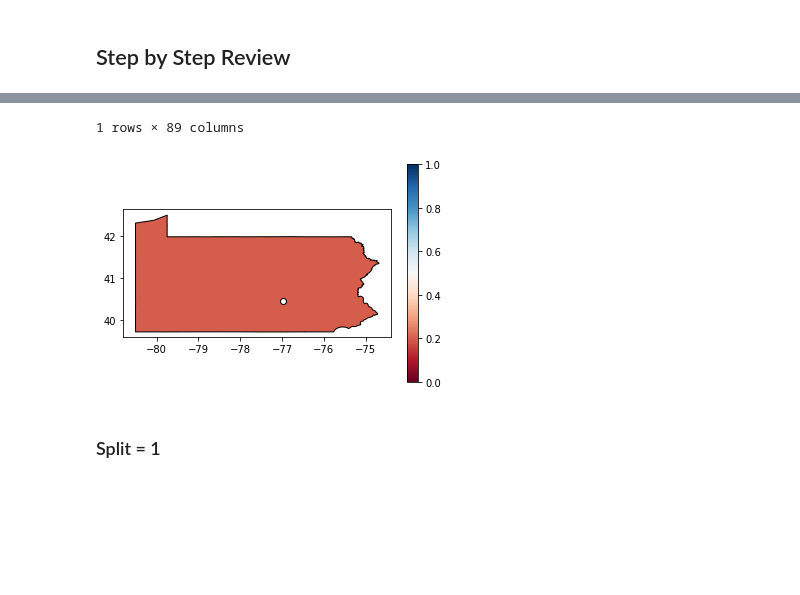
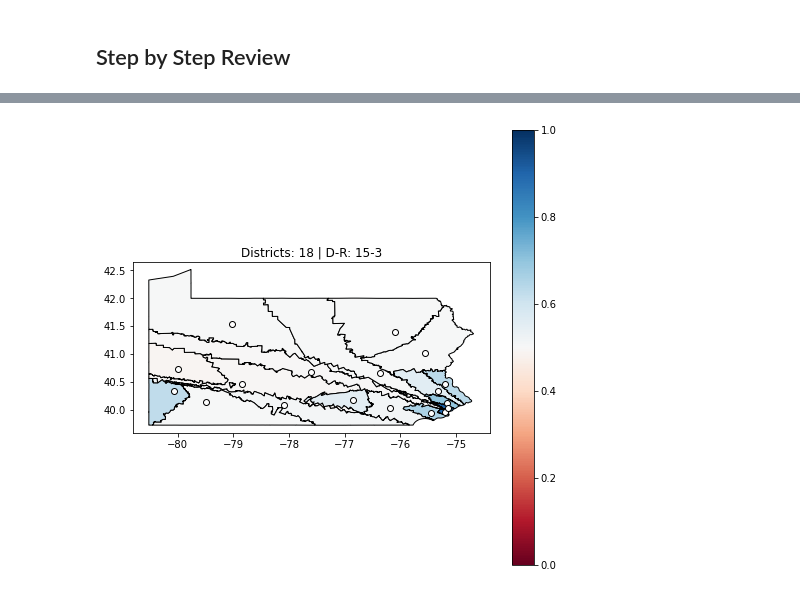
Before and after one commit to yagnesh7/clock-hand-redistricting, a Jupyter notebook: redistricting/split_review.ipynb, the cells around one changed output, grey strips where cells are left out. Drawn from its saved outputs; the diff is of its cells as text; code cells hidden in the pictures; blank space fills up the shorter version.

Commit message:
changes to districting scores

```diff
--- a/redistricting/split_review.ipynb
+++ b/redistricting/split_review.ipynb
@@ -41,5 +76 @@ pa_precincts.sample(n=5)
-# %%
-pop = "TOTPOP19"
-d_votes = "G18GOVDWOL"
-r_votes = "G18GOVRWAG"
 # %%
@@ -241,20 +345,30 @@ Index(['GEOID20', 'G18GOVRWAG', 'G18USSDCAS', 'NAME', 'G18USSLKER', 'VTDST',
 # %% [markdown]
 ## Step by Step Review
 # %%
-def split_review(input_df, split, split_cols, plot_party=False):
-    input_df['TEMP_DISTRICT'] = input_df.apply(splits_to_regions_binary, splits=split_columns[:split], axis=1)
+def split_review(input_df, split, split_cols, plot_party=False, figsize = (8,6), save=None):
+    input_df['TEMP_DISTRICT'] = input_df.apply(splits_to_regions_binary, splits=split_cols[:split], axis=1)
     n_districts = input_df['TEMP_DISTRICT'].nunique()
     # random_districts = np.random.choice(np.linspace(0,n_districts-1,n_districts), size=n_districts, replace=False, p=None)
     random_districts = np.linspace(0,n_districts-1,n_districts)
     shuffle_dict = dict(zip(input_df["TEMP_DISTRICT"].unique(), random_districts))
     input_df["TEMP_DISTRICT"] = input_df["TEMP_DISTRICT"].apply(lambda x: shuffle_dict[x])
 
-    districts_df = input_df.dissolve(by = "TEMP_DISTRICT")
+    districts_df = input_df.dissolve(by = "TEMP_DISTRICT", aggfunc={"TEMP_DISTRICT": "first", d_votes: "sum", r_votes: "sum"})
+    districts_df["Dem_Ratio"] = districts_df[d_votes]/(districts_df[d_votes] + districts_df[r_votes])
+    districts_df["Rep_Ratio"] = districts_df[r_votes]/(districts_df[d_votes] + districts_df[r_votes])
+
+
+    fig, ax = plt.subplots(1,1, figsize=figsize)
 
     if plot_party:
-        base = districts_df.plot(cmap="RdBu", column="Dem_Ratio", legend=True, vmin=0, vmax=1, edgecolor='black')
+        base = districts_df.plot(ax=ax, cmap="RdBu", column="Dem_Ratio", legend=True, vmin=0, vmax=1, edgecolor='black')
+        dem_wins = districts_df.loc[districts_df["Dem_Ratio"] >= districts_df["Rep_Ratio"]].shape[0]
+        rep_wins = districts_df.loc[districts_df["Dem_Ratio"] < districts_df["Rep_Ratio"]].shape[0]
+        title = f"Districts: {districts_df.shape[0]} | D-R: {dem_wins}-{rep_wins}"
     else:
-        base = districts_df.plot(cmap="tab20b", edgecolor='black')
+        base = districts_df.plot(ax=ax, cmap="tab20b", edgecolor='black')
+        title = f"Districts - {districts_df.shape[0]}"
+
 
     points = []
     for x in range(2**split):
@@ -266,6 +380,10 @@ def split_review(input_df, split, split_cols, plot_party=False):
         point = shapely.geometry.Point(pop_center_LON, pop_center_LAT)
         points.append(point)
     pop_center_df = gpd.GeoDataFrame(geometry=points)
-    pop_center_df.plot(ax=base, color="white", linewidth=1.0, edgecolor="black")
+    pop_center_df.plot(ax=ax, color="white", linewidth=1.0, edgecolor="black")
+    plt.title(title)
+    if save:
+        fig.savefig(save)
+    plt.show()
 
     return districts_df
@@ -274,3 +400,3 @@ def split_review(input_df, split, split_cols, plot_party=False):
 # %%
-split_review(input_df=all_districts, split=0, split_cols=split_columns, plot_party=True)
+_ = split_review(input_df=all_districts, split=5, split_cols=split_columns, plot_party=True, figsize=(8,8))
 # %% [output]
@@ -280,4 +403 @@ split_review(input_df=all_districts, split=0, split_cols=split_columns, plot_par
-1 rows × 89 columns
-[figure, old version]
+[figure, new version]
-# %% [markdown]
-### Split = 1
```
Also changed, not shown: parts of 27 cells of this notebook.
